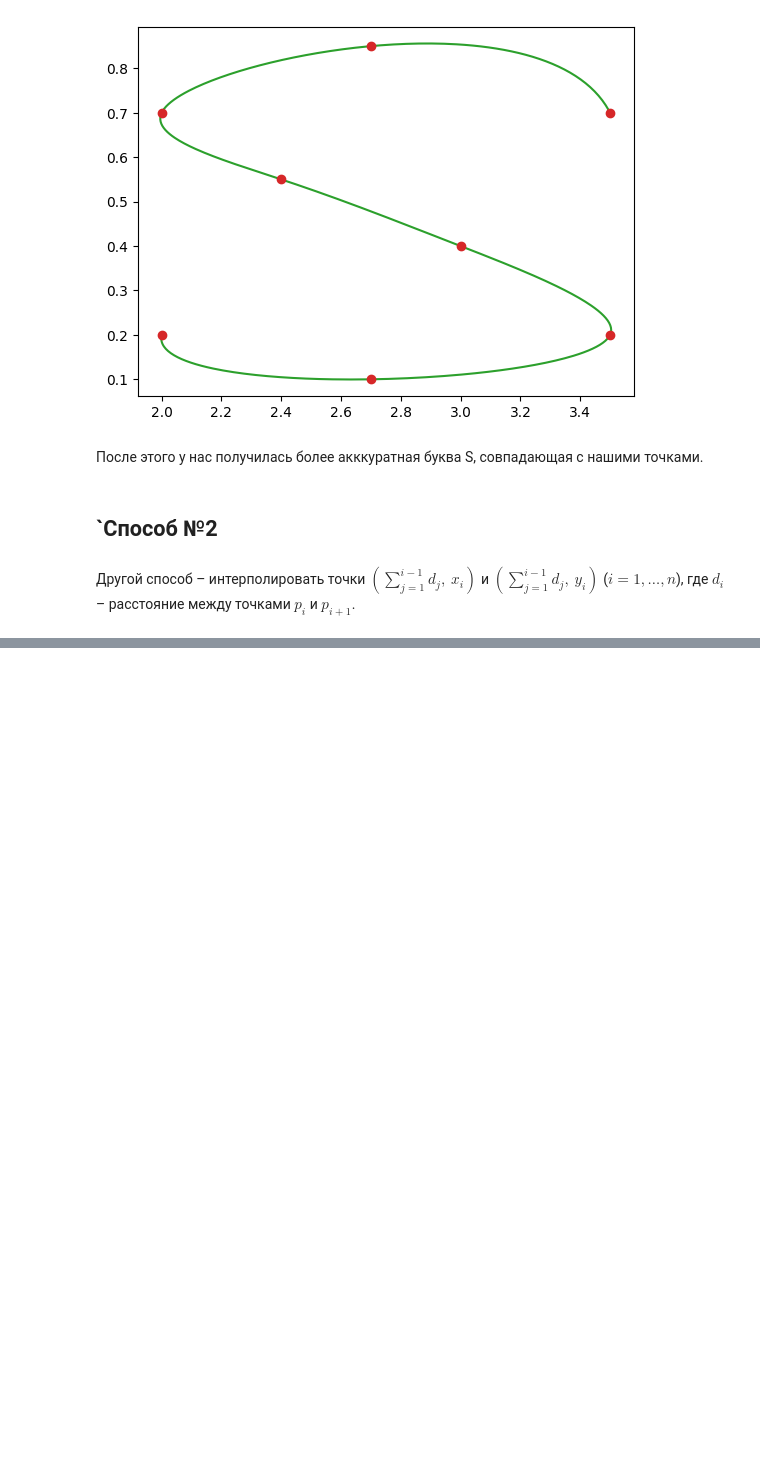
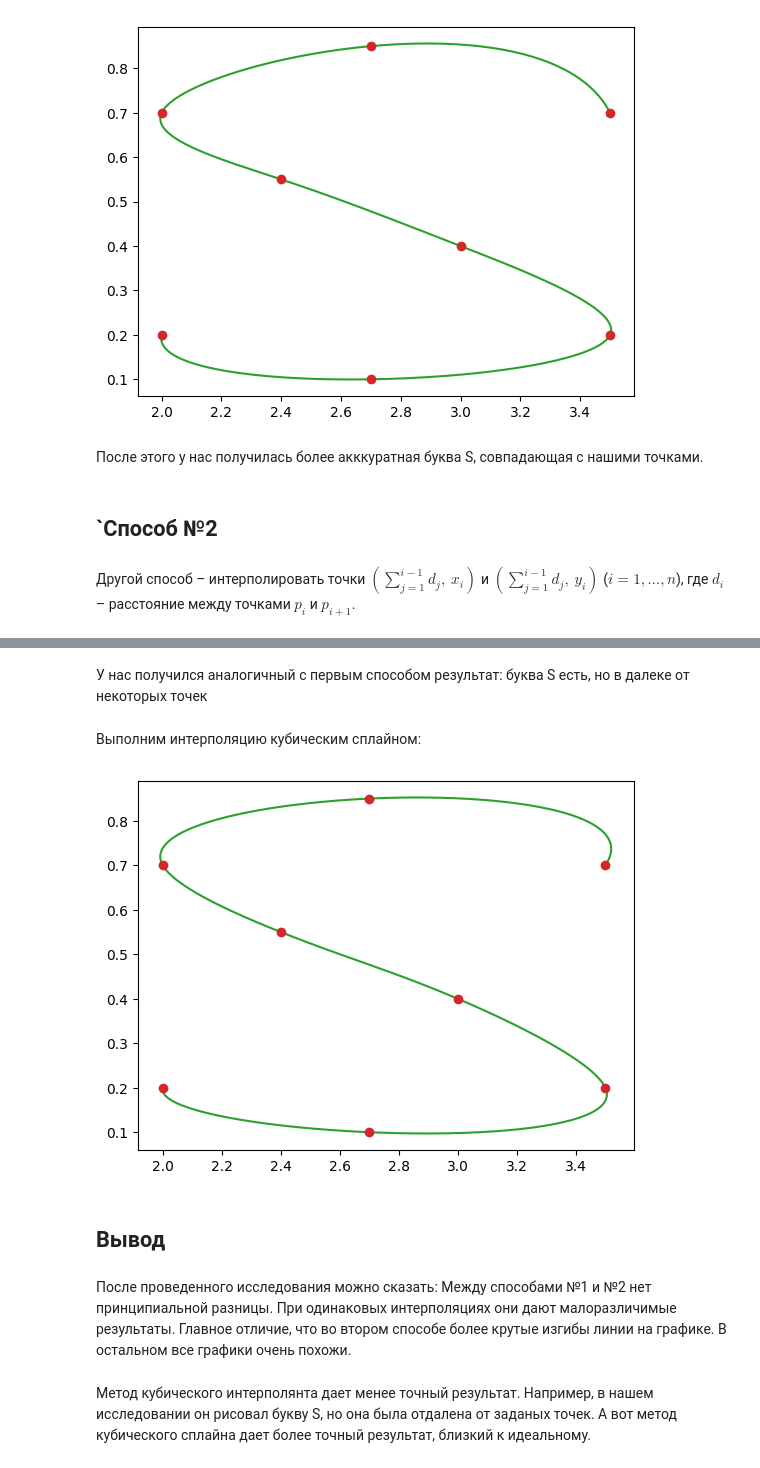
Before and after one commit to artich02/SCM, a Jupyter notebook: SCM_lab.ipynb, the cells around one changed output, grey strips where cells are left out. Drawn from its saved outputs; the diff is of its cells as text; code cells hidden in the pictures; blank space fills up the shorter version.

```diff
--- a/SCM_lab.ipynb
+++ b/SCM_lab.ipynb
@@ -85,0 +125,20 @@ $p_i$ и $p_{i+1}$.
+# %% [markdown]
+У нас получился аналогичный с первым способом результат: буква S есть, но в далеке от некоторых точек
+# %% [markdown]
+Выполним интерполяцию кубическим сплайном:
+# %%
+f = interpolate.interp1d(d, x, kind = 3)
+g = interpolate.interp1d(d, y, kind = 3)
+xx = f(t)
+yy = g(t)
+plt.plot(xx, yy, color='tab:green')
+plt.plot(x, y, 'o', color='tab:red')
+pass
+# %% [output]
+[figure, added]
+# %% [markdown]
+## **Вывод**
+# %% [markdown]
+После проведенного исследования можно сказать: Между способами №1 и №2 нет принципиальной разницы. При одинаковых интерполяциях они дают малоразличимые результаты. Главное отличие, что во втором способе более крутые изгибы линии на графике. В остальном все графики очень похожи.
+# %% [markdown]
+Метод кубического интерполянта дает менее точный результат. Например, в нашем исследовании он рисовал букву S, но она была отдалена от заданых точек. А вот метод кубического сплайна дает более точный результат, близкий к идеальному.
```
Also changed, not shown: parts of 9 cells of this notebook.
